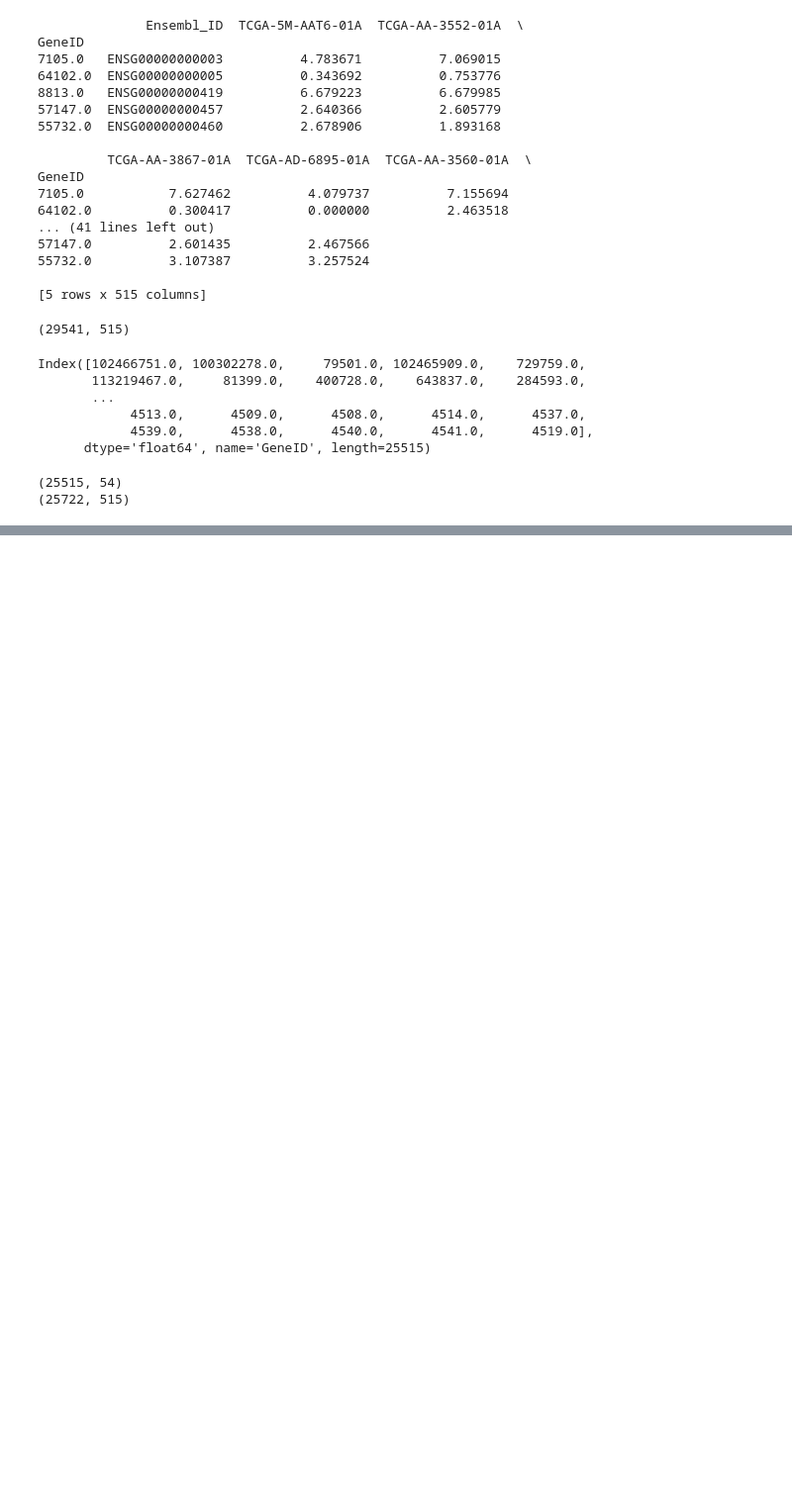
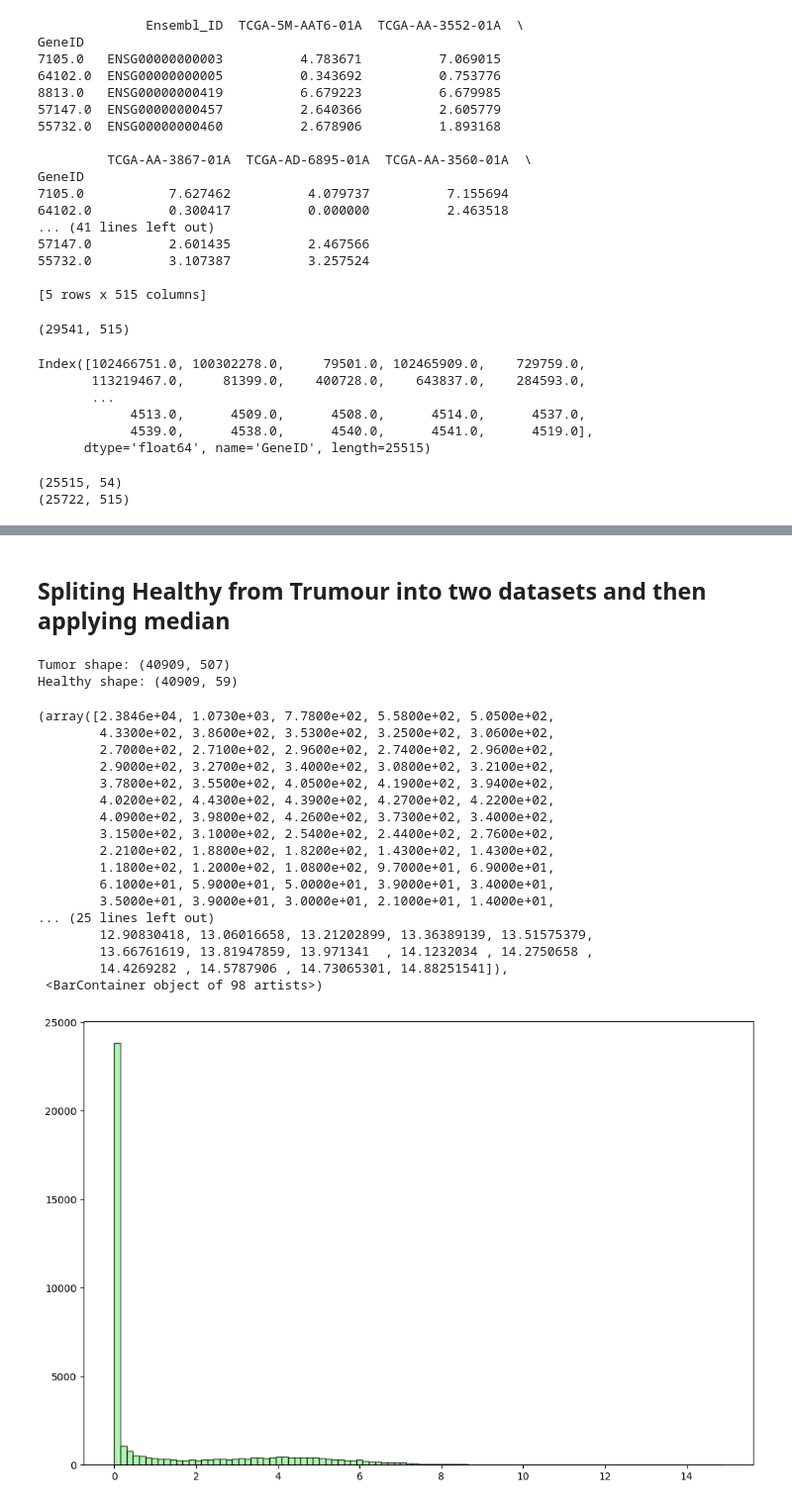
Before and after one commit to Alexreat/dissertation_project, a Jupyter notebook: DissertProject.ipynb, the cells around one changed output, grey strips where cells are left out. Shown: that part at 99% size. Cells and saved outputs as stored; diff of their text form; code cells hidden in the pictures; blank space fills up the shorter version.

```diff
--- a/DissertProject.ipynb
+++ b/DissertProject.ipynb
@@ -239,0 +368,3 @@ print(tcga_aligned.shape)
+# %%
+# Merging datasets
+combined_df = pd.concat([geo_labeled, tcga_labeled], axis=1)
@@ -239,0 +396,4 @@ print(tcga_aligned.shape)
+# %%
+combined_df_filled = combined_df.fillna(0)
+columns_with_na = combined_df_filled.isna().any()
+print("Columns containing NA values:\n", columns_with_na)
@@ -239,0 +414,12 @@ print(tcga_aligned.shape)
+# %% [markdown]
+## Spliting Healthy from Trumour into two datasets and then applying median
+# %%
+# spliting by column name
+tumor_df   = combined_df_filled.loc[:, combined_df_filled.columns.str.contains("Tumor")]
+healthy_df = combined_df_filled.loc[:, combined_df_filled.columns.str.contains("Healthy")]
+# %%
+print("Tumor shape:", tumor_df.shape)
+print("Healthy shape:", healthy_df.shape)
+# %% [output]
+Tumor shape: (40909, 507)
+Healthy shape: (40909, 59)
@@ -239,0 +430,30 @@ print(tcga_aligned.shape)
+# %%
+# Single vector for Tumor and Healthy
+tumor_median   = tumor_df.median(axis=1)
+healthy_median = healthy_df.median(axis=1)
+# %%
+# Values of distributions
+import matplotlib.pyplot as plt
+
+#Tumor data
+plt.figure(figsize=(12, 8))
+plt.hist(tumor_median, bins='auto', alpha=0.7, color='lightgreen', edgecolor='black')
+# %% [output]
+(array([2.3846e+04, 1.0730e+03, 7.7800e+02, 5.5800e+02, 5.0500e+02,
+        4.3300e+02, 3.8600e+02, 3.5300e+02, 3.2500e+02, 3.0600e+02,
+        2.7000e+02, 2.7100e+02, 2.9600e+02, 2.7400e+02, 2.9600e+02,
+        2.9000e+02, 3.2700e+02, 3.4000e+02, 3.0800e+02, 3.2100e+02,
+        3.7800e+02, 3.5500e+02, 4.0500e+02, 4.1900e+02, 3.9400e+02,
+        4.0200e+02, 4.4300e+02, 4.3900e+02, 4.2700e+02, 4.2200e+02,
+        4.0900e+02, 3.9800e+02, 4.2600e+02, 3.7300e+02, 3.4000e+02,
+        3.1500e+02, 3.1000e+02, 2.5400e+02, 2.4400e+02, 2.7600e+02,
+        2.2100e+02, 1.8800e+02, 1.8200e+02, 1.4300e+02, 1.4300e+02,
+        1.1800e+02, 1.2000e+02, 1.0800e+02, 9.7000e+01, 6.9000e+01,
+        6.1000e+01, 5.9000e+01, 5.0000e+01, 3.9000e+01, 3.4000e+01,
+        3.5000e+01, 3.9000e+01, 3.0000e+01, 2.1000e+01, 1.4000e+01,
+... (25 lines left out)
+        12.90830418, 13.06016658, 13.21202899, 13.36389139, 13.51575379,
+        13.66761619, 13.81947859, 13.971341  , 14.1232034 , 14.2750658 ,
+        14.4269282 , 14.5787906 , 14.73065301, 14.88251541]),
+ <BarContainer object of 98 artists>)
+[figure, added]
```
Also changed, not shown: parts of 25 cells of this notebook, 3 other files.
